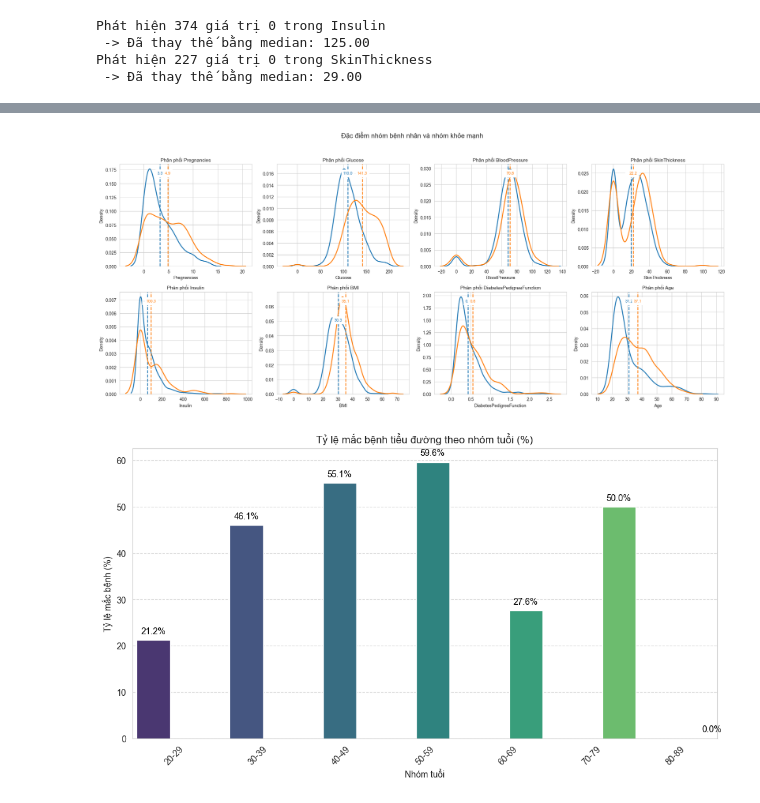
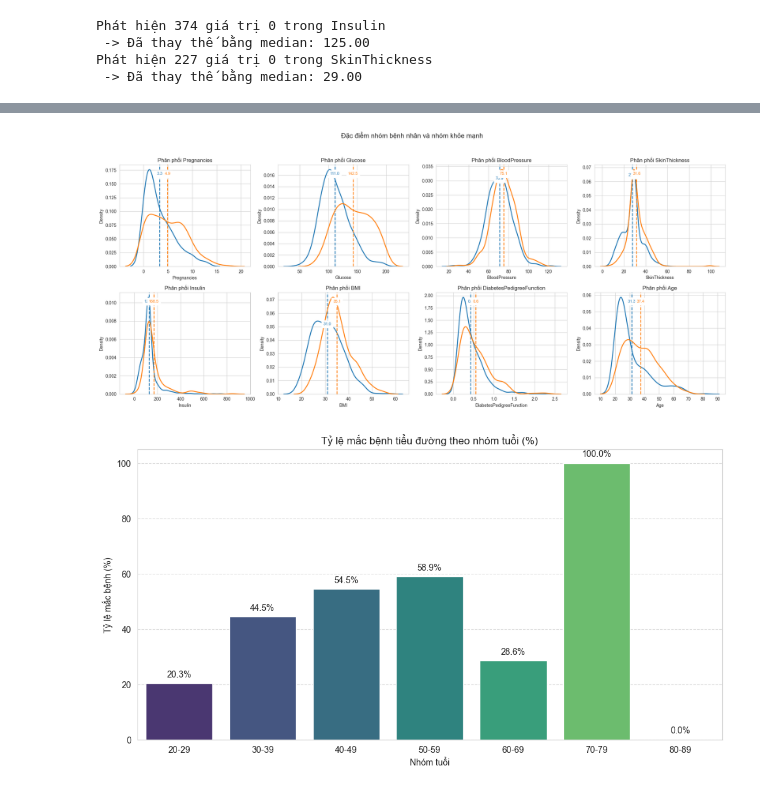
Before and after one commit to LeQuocBinh25/ThucHanh-TTNT, a Jupyter notebook: index.ipynb, the cells around one changed output, grey strips where cells are left out. Drawn from its saved outputs; the diff is of its cells as text; code cells hidden in the pictures.

Commit message:
TH06/chuong4/Phân loại BMI và tỷ lệ mắc bệnh/Mối quan hệ giữa béo phì và đái tháo đường

```diff
--- a/index.ipynb
+++ b/index.ipynb
@@ -129,11 +129,16 @@ Phát hiện 374 giá trị 0 trong Insulin
 Phát hiện 227 giá trị 0 trong SkinThickness
  -> Đã thay thế bằng median: 29.00
 # %%
+for col, (min_val, max_val) in physiological_ranges.items():
+    df_final = df_final[(df_final[col] >= min_val) & (df_final[col] <= max_val)]
+
 print("=== KẾT QUẢ SAU XỬ LÝ ===")
 print(f"Dữ liệu gốc: {len(df)} dòng")
 print(f"Sau xử lý: {len(df_final)} dòng")
 print(f"Tỷ lệ giữ lại: {len(df_final)/len(df)*100:.1f}%")
+
 final_errors = detect_physiological_errors(df_final, physiological_ranges)
+
 if not final_errors:
     print("Tất cả dữ liệu đều trong ngưỡng sinh lý hợp lý")
 else:
@@ -265,48 +262,40 @@ plt.show()
 # %%
-import pandas as pd
 import seaborn as sns
 import matplotlib.pyplot as plt
 
-# Load dữ liệu
-columns = ['Pregnancies','Glucose','BloodPressure','SkinThickness',
-           'Insulin','BMI','DiabetesPedigreeFunction','Age','Outcome']
-df = pd.read_csv('pima-indians-diabetes.csv', names=columns)
-
-# Map label
-df['Group'] = df['Outcome'].map({0: 'Không mắc', 1: 'Mắc'})
+df_plot = df_final.copy()
+df_plot['Group'] = df_plot['Outcome'].map({0: 'Không mắc', 1: 'Mắc'})
 
 features = ['Pregnancies','Glucose','BloodPressure','SkinThickness',
             'Insulin','BMI','DiabetesPedigreeFunction','Age']
 
 sns.set_style("whitegrid")
 
-fig, axes = plt.subplots(2, 4, figsize=(20, 9))
+fig, axes = plt.subplots(2,4, figsize=(20,9))
 axes = axes.flatten()
-
 colors = ['#1f77b4', '#ff7f0e']
 
 for i, col in enumerate(features):
     ax = axes[i]
 
+    for group, color in zip(['Không mắc', 'Mắc'], colors):
 
-    for group, color in zip(['Không mắc', 'Mắc'], colors):
-        subset = df[df['Group'] == group]
+        subset = df_plot[df_plot['Group'] == group]
 
-        sns.kdeplot(data=subset,
-                    x=col,
-                    fill=False,
-                    linewidth=2,
-                    color=color,
-                    ax=ax)
+        sns.kdeplot(
+            data=subset,
+            x=col,
+            linewidth=2,
+            color=color,
+            ax=ax
+        )
 
-        # Mean line
         mean_val = subset[col].mean()
         ax.axvline(mean_val,
                    color=color,
                    linestyle='--',
                    linewidth=1.8)
 
-        # Text mean
         ax.text(mean_val,
                 ax.get_ylim()[1]*0.9,
                 f"{mean_val:.1f}",
@@ -315,62 +304,51 @@ for i, col in enumerate(features):
                 ha='center',
                 backgroundcolor='white')
 
-    ax.set_title(f'Phân phối {col}', fontsize=11)
+    ax.set_title(f'Phân phối {col}')
     ax.set_xlabel(col)
     ax.set_ylabel('Density')
 
 plt.suptitle('Đặc điểm nhóm bệnh nhân và nhóm khỏe mạnh', fontsize=15)
-plt.tight_layout(rect=[0, 0, 1, 0.95])
+plt.tight_layout(rect=[0,0,1,0.95])
 plt.show()
 # %% [output]
-[figure, old version]
+[figure, new version]
 # %%
-# Phân bố bệnh theo độ tuổi
 import matplotlib.pyplot as plt
 import seaborn as sns
+import pandas as pd
+df_plot = df_final.copy()
 
-# Tạo nhóm tuổi
 bins = [20, 30, 40, 50, 60, 70, 80, 90]
 labels = ['20-29', '30-39', '40-49', '50-59', '60-69', '70-79', '80-89']
-df['Age_Group'] = pd.cut(df['Age'], bins=bins, labels=labels, right=False)
 
-# Tính tỷ lệ mắc bệnh theo nhóm tuổi
-age_disease_rate = df.groupby('Age_Group')['Outcome'].mean().reset_index()
-age_disease_rate['Outcome'] *= 100  # Chuyển thành phần trăm
+df_plot['Age_Group'] = pd.cut(df_plot['Age'], bins=bins, labels=labels, right=False)
 
-plt.figure(figsize=(12, 6))
+age_disease_rate = df_plot.groupby('Age_Group')['Outcome'].mean().reset_index()
+age_disease_rate['Outcome'] *= 100
+
+plt.figure(figsize=(12,6))
 
 ax = sns.barplot(
     data=age_disease_rate,
     x='Age_Group',
     y='Outcome',
-    hue='Age_Group',
-    palette='viridis',
-    legend=False
+    palette='viridis'
 )
-
-for bar in ax.patches:
-    bar.set_width(0.4)
-
-# chỉnh lại vị trí để không bị lệch
-for bar in ax.patches:
-    bar.set_x(bar.get_x() - 0.05)
 
 plt.title('Tỷ lệ mắc bệnh tiểu đường theo nhóm tuổi (%)')
 plt.xlabel('Nhóm tuổi')
 plt.ylabel('Tỷ lệ mắc bệnh (%)')
-plt.xticks(rotation=45)
 plt.grid(axis='y', linestyle='--', alpha=0.7)
 
-# Thêm số % trên mỗi cột
 for p in ax.patches:
     ax.annotate(f'{p.get_height():.1f}%',
-                (p.get_x() + p.get_width() / 2., p.get_height()),
+                (p.get_x() + p.get_width()/2., p.get_height()),
                 ha='center', va='bottom',
-                fontsize=10, color='black',
-                xytext=(0, 5), textcoords='offset points')
+                xytext=(0,5),
+                textcoords='offset points')
 
 plt.show()
 # %% [output]
-[figure, old version]
+[figure, new version]
 # %%
```
Also changed, not shown: parts of 9 cells of this notebook.
